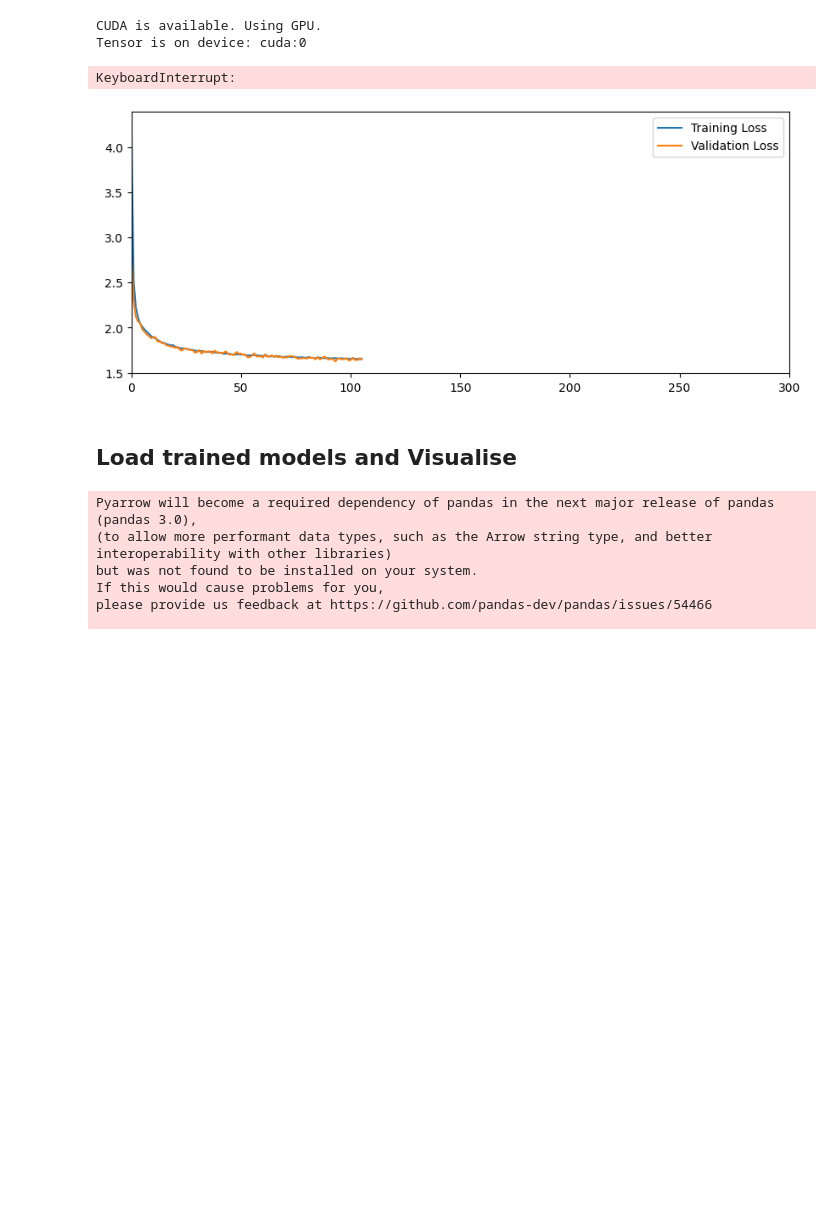
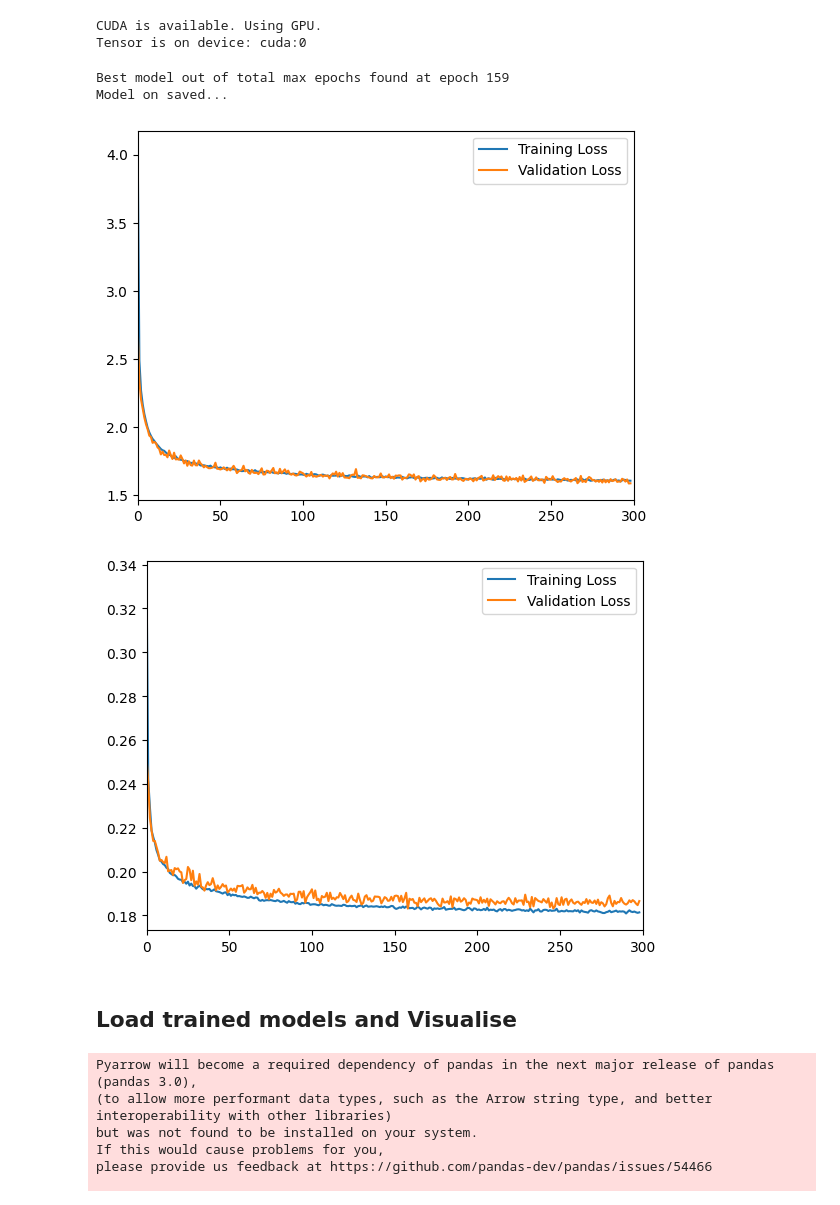
Before and after one commit to filipronn/SEEX30_Cloud_Fog, a Jupyter notebook: Cloud_rm/torch_qrnn_test_1_vs_all_channels.ipynb, the cells around one changed output. Cells and saved outputs as stored; diff of their text form; code cells hidden in the pictures; blank space fills up the shorter version.

```diff
--- a/Cloud_rm/torch_qrnn_test_1_vs_all_channels.ipynb
+++ b/Cloud_rm/torch_qrnn_test_1_vs_all_channels.ipynb
@@ -85,7 +100,7 @@ train_indices=[i for i in range(len(X_train['Cloud_B02'])) if np.any(validation_
 # %%
 quantiles=np.array([0.1,0.5,0.9])
 batch_size=500
-save=False
+save=True
 ensamble=1
 
 nepochs=300
@@ -148,36 +163,50 @@ sequence_one=lambda: nn.Sequential(
 )
 
 for i,model in enumerate(model_all):
+    main_filepath="pytorch_models/test_estimate_1_v_all_channels/all"
     model.fit(X_train.to_numpy(),y_train_all.to_numpy(),
             train_indices,
             validation_indices,
             batch_size=batch_size,
             nepochs=nepochs,
             sequence=sequence_all(),
             lr=0.003,
             data_norm=True,
             verbose=False,
             plot_training=True)
 
     if save:
-        hf.save_model_and_test_data(filepath='pytorch_models/test_estimate_1_v_all_channels/all/model'+str(i),model=model_all,X_test=X_test,y_test=y_test_all)
+        filepath=main_filepath+'/model'+str(i)
+        os.makedirs(filepath,exist_ok=True)
+        torch.save(model,filepath+'/model_file')
         print("Model all saved...")
+if save:
+    X_test.to_csv(main_filepath+'/xtest.csv',index=True)
+    y_test_all.to_csv(main_filepath+'/ytest.csv',index=True)
 
 for i,model in enumerate(model_one):
+    main_filepath="pytorch_models/test_estimate_1_v_all_channels/one"
     model.fit(X_train.to_numpy(),y_train_one.to_numpy(),
             train_indices,
             validation_indices,
             batch_size=batch_size,
             nepochs=nepochs,
             sequence=sequence_one(),
             lr=0.003,
             data_norm=True,
             verbose=False,
             plot_training=True)
 
     if save:
-        hf.save_model_and_test_data(filepath='pytorch_models/test_estimate_1_v_all_channels/one/model'+str(i),model=model_one,X_test=X_test,y_test=y_test_one)
-        print("Model one saved...")
+        filepath=main_filepath+'/model'+str(i)
+        os.makedirs(filepath,exist_ok=True)
+        torch.save(model,filepath+'/model_file')
+        print("Model on saved...")
+if save:
+    X_test.to_csv(main_filepath+'/xtest.csv',index=True)
+    y_test_one.to_csv(main_filepath+'/ytest.csv',index=True)
 # %% [output]
-KeyboardInterrupt:
+Best model out of total max epochs found at epoch 159
+Model on saved...
-[figure, old version]
+[figure, new version]
+[figure, added]
```
Also changed, not shown: parts of 2 cells of this notebook, 5 other files.
